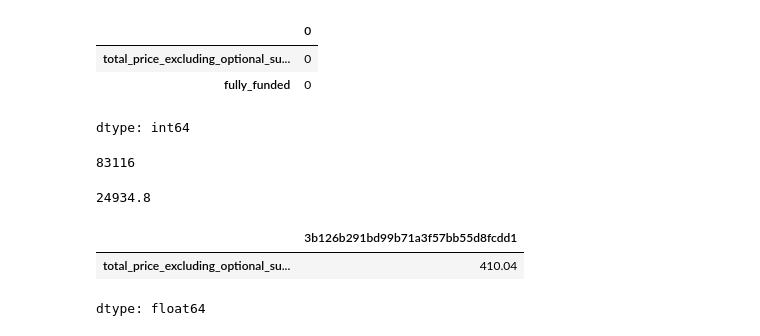
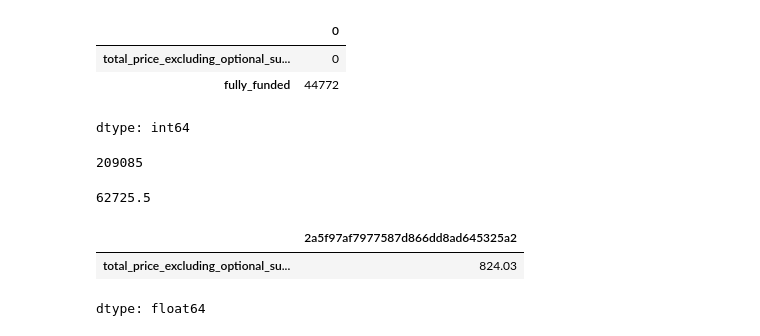
Before and after one commit to luciafang/94889-DonorsChoose, a Jupyter notebook: project/notebooks/baseline_model.ipynb, the cells around one changed output. Saved outputs shown, nothing was run; the diff lists cells and outputs as text; code cells hidden in the pictures.

```diff
--- a/project/notebooks/baseline_model.ipynb
+++ b/project/notebooks/baseline_model.ipynb
@@ -4,7 +4,6 @@ import sklearn as sk
 import numpy as np
 # %%
 projects = pd.read_csv("projects.csv")
-projects = projects[projects['school_state'].isin(['PA', 'NY'])]
 outcomes = pd.read_csv("outcomes.csv")
 # %%
 outcomes = outcomes.set_index("projectid")
@@ -22,7 +21,7 @@ pd.isna(merged).sum()
 # %% [output]
 |  | 0 |
 | total_price_excluding_optional_su... | 0 |
-| fully_funded | 0 |
+| fully_funded | 44772 |
 dtype: int64
 # %%
 merged = merged.dropna()
@@ -31,15 +30,15 @@ merged = merged.sort_values(by="total_price_excluding_optional_support", ascendi
 # %%
 len(merged)
 # %% [output]
-83116
+209085
 # %%
 .3 * len(merged)
 # %% [output]
-24934.8
+62725.5
 # %%
-projects.iloc[24934]
+projects.iloc[62725]
 # %% [output]
-|  | 3b126b291bd99b71a3f57bb55d8fcdd1 |
-| total_price_excluding_optional_su... | 410.04 |
+|  | 2a5f97af7977587d866dd8ad645325a2 |
+| total_price_excluding_optional_su... | 824.03 |
 dtype: float64
 # %%
```
Also changed, not shown: parts of 6 cells of this notebook.
